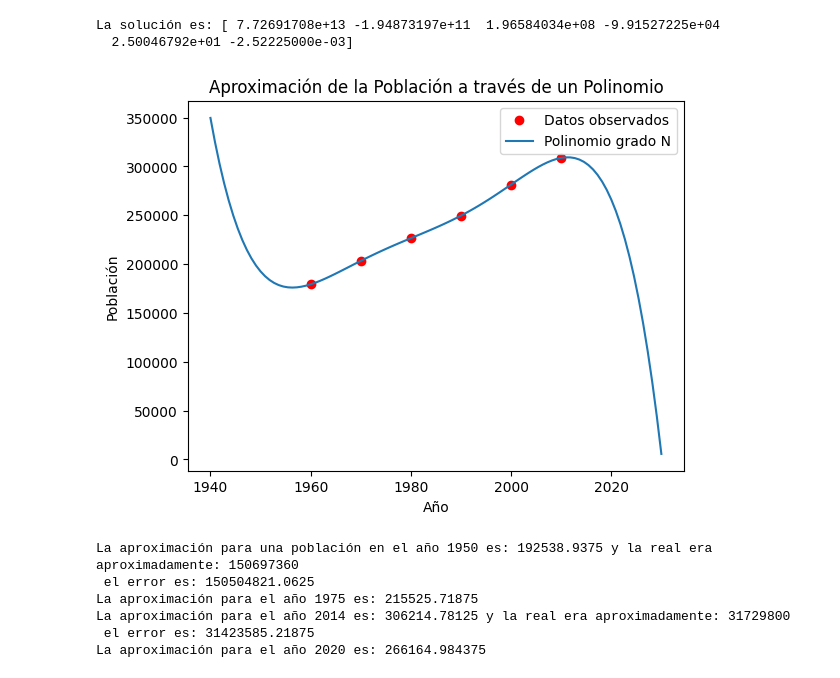
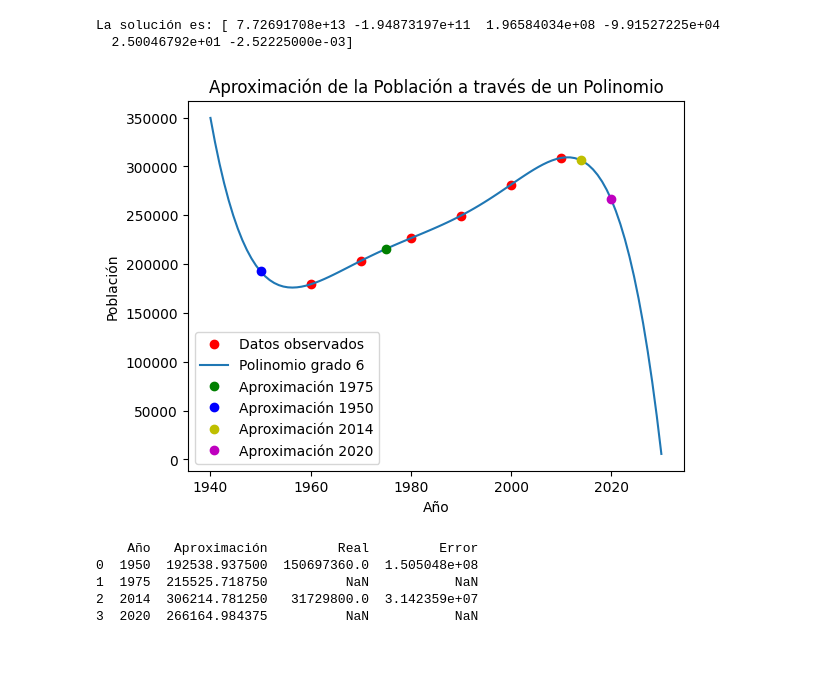
Before and after one commit to justjaaara/semestre_v, a Jupyter notebook: Analisis_numerico/interpolacion_simple/ejercicio_poblacion.ipynb, the cells around one changed output. Saved outputs shown, nothing was run; the diff lists cells and outputs as text; code cells hidden in the pictures.

Commit message:
Implementar la característica X para mejorar la experiencia del usuario y optimizar el rendimiento

```diff
--- a/Analisis_numerico/interpolacion_simple/ejercicio_poblacion.ipynb
+++ b/Analisis_numerico/interpolacion_simple/ejercicio_poblacion.ipynb
@@ -6,6 +6,7 @@ import numpy as np
 import matplotlib.pyplot as plt
 from metodo_gauss_seidel import gauss_seidel
 from eliminacion_gaussiana_sin_pivoteo import eliminacion_gauus
+import pandas as pd
 
 #Funciones para resolver el problema
 def Matrix(Px):
@@ -57,42 +58,58 @@ tol = 1e-6
 
 # Solución de gauss seidel
 # coef = gauss_seidel(A, b, x0, tol)
 #Tocó con eliminación gaussina y esto me hace modificar algunos parámetros de las funciones.
 coef = eliminacion_gauus(A, b)
 print(f"La solución es: {coef}")
 
 # PolN = lambda x: coef[0][0] + coef[0][1]*x + coef[0][2]*x**2 + coef[0][3]*x**3 + coef[0][4]*x**4 + coef[0][5]*x**5 + coef[0][6]*x**6
 
 # Generarador de polinomio de grado N
 # pol_n = lambda x: sum([coef[0][i] * x**i for i in range(len(coef[0]))])
 
 #Graficar el problema
 pol_n = polynom_generator(coef, len(coef))
 # Se le restó y sumó 20 años más a los extremos para ver los picos de la gráfica
 u_x = np.linspace(min(Px)-20, max(Px)+20, 100)
 plt.plot(Px, Ty, 'or', label="Datos observados")
-plt.plot(u_x, pol_n(u_x), label="Polinomio grado N")
+plt.plot(u_x, pol_n(u_x), label=f"Polinomio grado {len(coef)}")
+#Graficar los puntos para visualizar diferencias
+plt.plot(1975, pol_n(1975), 'og', label="Aproximación 1975")
+plt.plot(1950, pol_n(1950), 'ob', label="Aproximación 1950")
+plt.plot(2014, pol_n(2014), 'oy', label="Aproximación 2014")
+plt.plot(2020, pol_n(2020), 'om', label="Aproximación 2020")
+#
 plt.xlabel("Año")
 plt.ylabel("Población")
 plt.title("Aproximación de la Población a través de un Polinomio")
 plt.legend()
 plt.show()
 
 poblacion_1950 = pol_n(1950)
 poblacion_2014 = pol_n(2014)
 poblacion_1975 = pol_n(1975)
 poblacion_2020 = pol_n(2020)
-print(f"La aproximación para una población en el año 1950 es: {poblacion_1950} y la real era aproximadamente: {150697360} \n el error es: {abs(poblacion_1950 - 150697360)}")
-print(f"La aproximación para el año 1975 es: {poblacion_1975}")
-print(f"La aproximación para el año 2014 es: {poblacion_2014} y la real era aproximadamente: {31729800} \n el error es: {abs(poblacion_2014 - 31729800)}")
-print(f"La aproximación para el año 2020 es: {poblacion_2020}")
+#Dataframe con las respuestas
+data = {
+    "Año": [1950, 1975, 2014, 2020],
+    "Aproximación": [poblacion_1950, poblacion_1975, poblacion_2014, poblacion_2020],
+    "Real": [150697360, None, 31729800, None],
+    "Error": [
+        abs(poblacion_1950 - 150697360),
+        None,
+        abs(poblacion_2014 - 31729800),
+        None
+    ]
+}
+
+df_resultados = pd.DataFrame(data)
+print(df_resultados)
 # %% [output]
 La solución es: [ 7.72691708e+13 -1.94873197e+11  1.96584034e+08 -9.91527225e+04
   2.50046792e+01 -2.52225000e-03]
-[figure, old version]
+[figure, new version]
-La aproximación para una población en el año 1950 es: 192538.9375 y la real era aproximadamente: 150697360
- el error es: 150504821.0625
-La aproximación para el año 1975 es: 215525.71875
-La aproximación para el año 2014 es: 306214.78125 y la real era aproximadamente: 31729800
- el error es: 31423585.21875
-La aproximación para el año 2020 es: 266164.984375
+    Año   Aproximación         Real         Error
+0  1950  192538.937500  150697360.0  1.505048e+08
+1  1975  215525.718750          NaN           NaN
+2  2014  306214.781250   31729800.0  3.142359e+07
+3  2020  266164.984375          NaN           NaN
```
